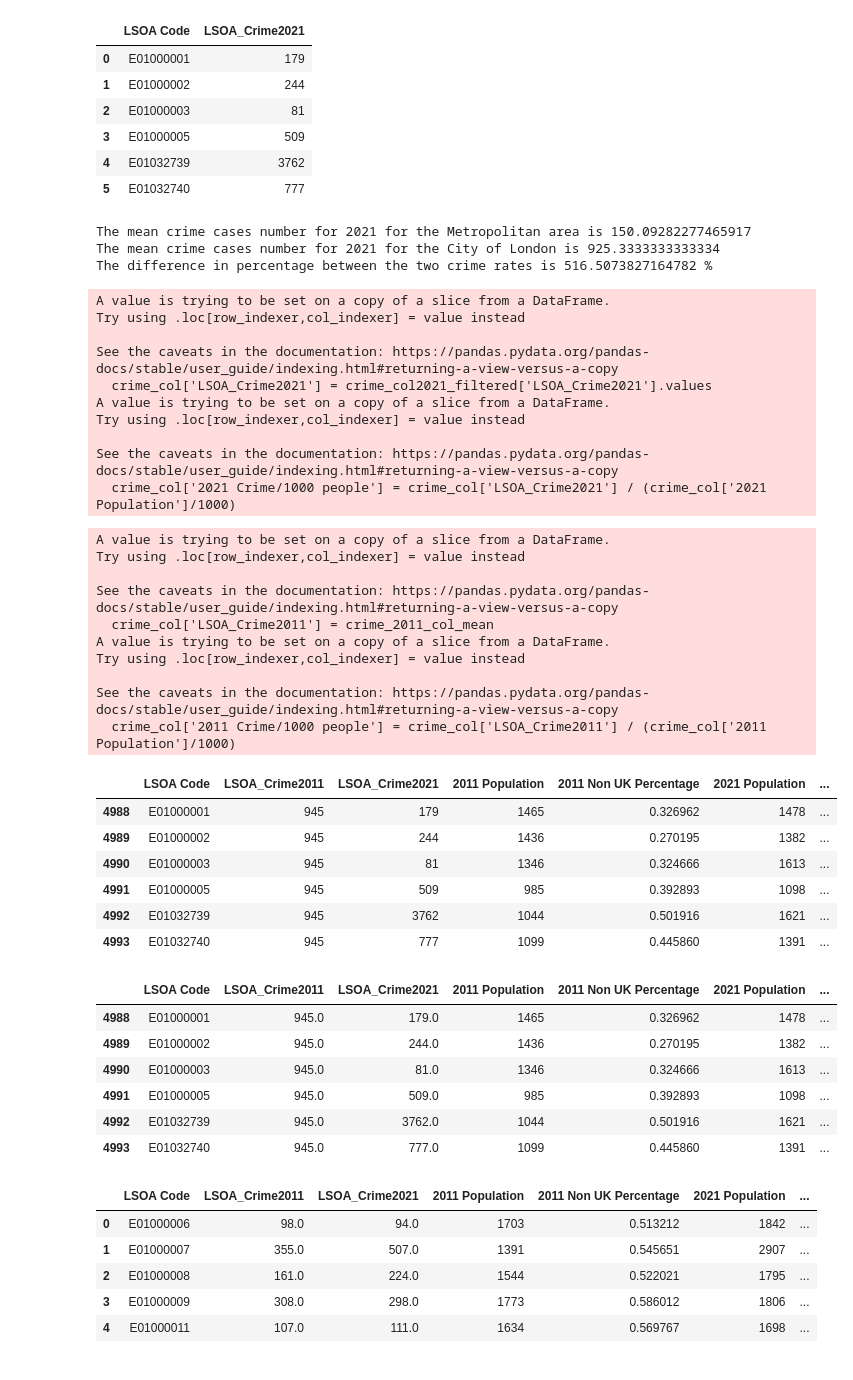
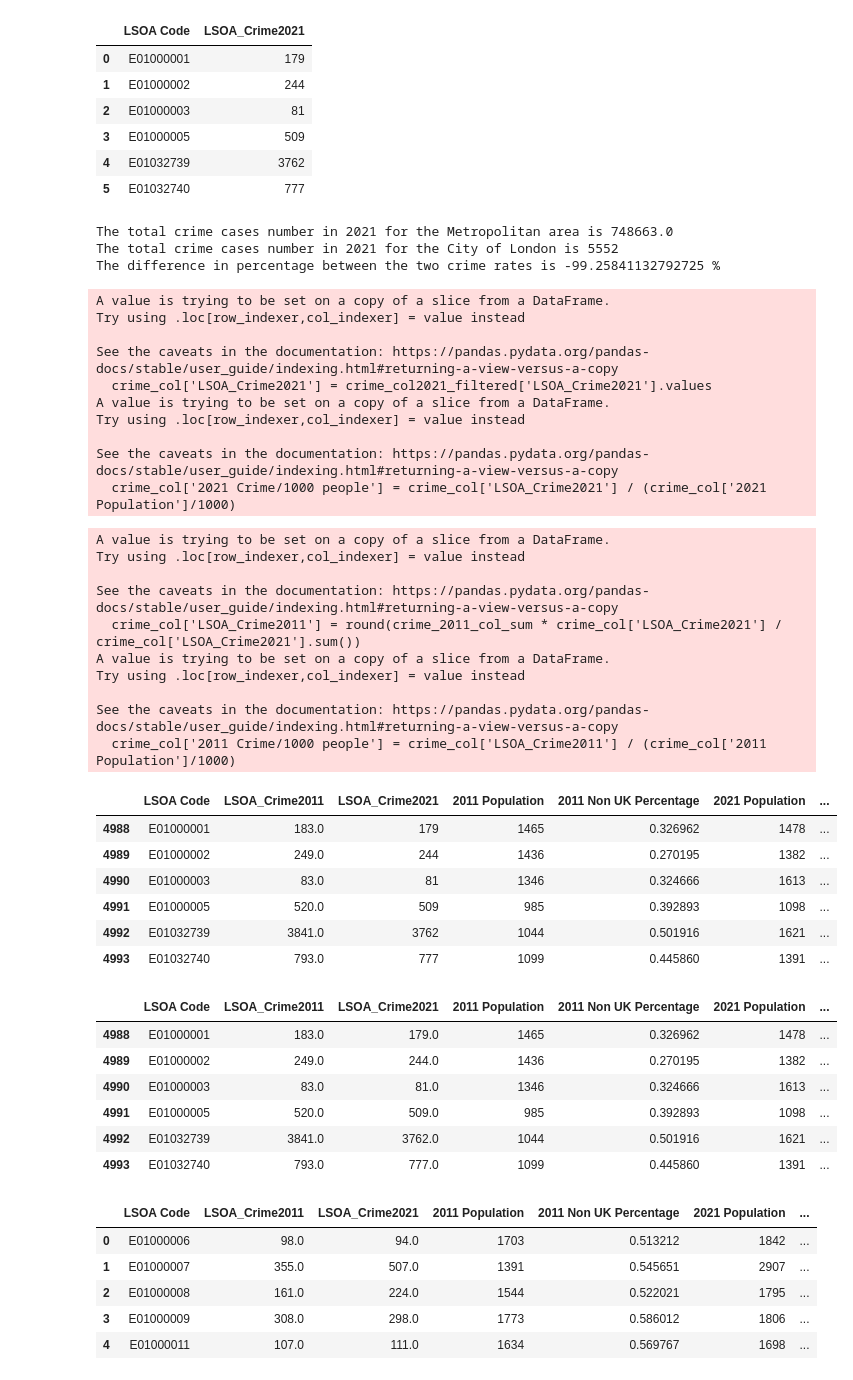
Before and after one commit to Saadsiddiqui100/Data-Analytics-Project, a Jupyter notebook: NCG613a_Project1.ipynb, the cells around one changed output. Cells and saved outputs as stored; diff of their text form; code cells hidden in the pictures.

```diff
--- a/NCG613a_Project1.ipynb
+++ b/NCG613a_Project1.ipynb
@@ -195,18 +195,18 @@ crime_col = crime_final[crime_final['LSOA Code'].isin(na_lsoa) == True]
 crime_col['LSOA_Crime2021'] = crime_col2021_filtered['LSOA_Crime2021'].values
 crime_col['2021 Crime/1000 people'] = crime_col['LSOA_Crime2021'] / (crime_col['2021 Population']/1000)
 
-crime_2021_met_mean = crime_met['LSOA_Crime2021'].sum() / crime_met['LSOA Code'].count()
-crime_2021_col_mean = crime_col['LSOA_Crime2021'].sum() / crime_col['LSOA Code'].count()
+crime_2021_met_sum = crime_met['LSOA_Crime2021'].sum()
+crime_2021_col_sum = crime_col['LSOA_Crime2021'].sum()
 
-crime_diff = (crime_2021_col_mean - crime_2021_met_mean) / crime_2021_met_mean
+crime_diff = (crime_2021_col_sum - crime_2021_met_sum) / crime_2021_met_sum
 
-print('The mean crime cases number for 2021 for the Metropolitan area is', crime_2021_met_mean)
-print('The mean crime cases number for 2021 for the City of London is', crime_2021_col_mean)
+print('The total crime cases number in 2021 for the Metropolitan area is', crime_2021_met_sum)
+print('The total crime cases number in 2021 for the City of London is', crime_2021_col_sum)
 print('The difference in percentage between the two crime rates is', crime_diff*100, '%')
 # %% [output]
-The mean crime cases number for 2021 for the Metropolitan area is 150.09282277465917
-The mean crime cases number for 2021 for the City of London is 925.3333333333334
-The difference in percentage between the two crime rates is 516.5073827164782 %
+The total crime cases number in 2021 for the Metropolitan area is 748663.0
+The total crime cases number in 2021 for the City of London is 5552
+The difference in percentage between the two crime rates is -99.25841132792725 %
 A value is trying to be set on a copy of a slice from a DataFrame.
 Try using .loc[row_indexer,col_indexer] = value instead
 
@@ -218,32 +218,33 @@ Try using .loc[row_indexer,col_indexer] = value instead
 See the caveats in the documentation: https://pandas.pydata.org/pandas-docs/stable/user_guide/indexing.html#returning-a-view-versus-a-copy
   crime_col['2021 Crime/1000 people'] = crime_col['LSOA_Crime2021'] / (crime_col['2021 Population']/1000)
 # %%
-# Now we calculate the crime rate of City of London in 2011 with that of the Metropolitan area and the same growth rate
+# Now we calculate the crime rate of City of London in 2011: first calculate the sum by the same ratio to the Metropolitan area in 2021, and then calculate the crime case number of each LSOA by the weight matrix of 2021 crime case number
 
 
-crime_2011_met_mean = crime_met['LSOA_Crime2011'].sum() / crime_met['LSOA Code'].count()
-crime_2011_col_mean = round(crime_2011_met_mean * (1 + crime_diff))
-crime_col['LSOA_Crime2011'] = crime_2011_col_mean
+crime_2011_met_sum = crime_met['LSOA_Crime2011'].sum()
+crime_2011_col_sum = round(crime_2011_met_sum * (1 + crime_diff))
+
+crime_col['LSOA_Crime2011'] = round(crime_2011_col_sum * crime_col['LSOA_Crime2021'] / crime_col['LSOA_Crime2021'].sum())
 crime_col['2011 Crime/1000 people'] = crime_col['LSOA_Crime2011'] / (crime_col['2011 Population']/1000)
 crime_col
 # %% [output]
 A value is trying to be set on a copy of a slice from a DataFrame.
 Try using .loc[row_indexer,col_indexer] = value instead
 
 See the caveats in the documentation: https://pandas.pydata.org/pandas-docs/stable/user_guide/indexing.html#returning-a-view-versus-a-copy
-  crime_col['LSOA_Crime2011'] = crime_2011_col_mean
+  crime_col['LSOA_Crime2011'] = round(crime_2011_col_sum * crime_col['LSOA_Crime2021'] / crime_col['LSOA_Crime2021'].sum())
 A value is trying to be set on a copy of a slice from a DataFrame.
 Try using .loc[row_indexer,col_indexer] = value instead
 
 See the caveats in the documentation: https://pandas.pydata.org/pandas-docs/stable/user_guide/indexing.html#returning-a-view-versus-a-copy
   crime_col['2011 Crime/1000 people'] = crime_col['LSOA_Crime2011'] / (crime_col['2011 Population']/1000)
 |  | LSOA Code | LSOA_Crime2011 | LSOA_Crime2021 | 2011 Population | 2011 Non UK Percentage | 2021 Population | ... |
-| 4988 | E01000001 | 945 | 179 | 1465 | 0.326962 | 1478 | ... |
-| 4989 | E01000002 | 945 | 244 | 1436 | 0.270195 | 1382 | ... |
-| 4990 | E01000003 | 945 | 81 | 1346 | 0.324666 | 1613 | ... |
-| 4991 | E01000005 | 945 | 509 | 985 | 0.392893 | 1098 | ... |
-| 4992 | E01032739 | 945 | 3762 | 1044 | 0.501916 | 1621 | ... |
-| 4993 | E01032740 | 945 | 777 | 1099 | 0.445860 | 1391 | ... |
+| 4988 | E01000001 | 183.0 | 179 | 1465 | 0.326962 | 1478 | ... |
+| 4989 | E01000002 | 249.0 | 244 | 1436 | 0.270195 | 1382 | ... |
+| 4990 | E01000003 | 83.0 | 81 | 1346 | 0.324666 | 1613 | ... |
+| 4991 | E01000005 | 520.0 | 509 | 985 | 0.392893 | 1098 | ... |
+| 4992 | E01032739 | 3841.0 | 3762 | 1044 | 0.501916 | 1621 | ... |
+| 4993 | E01032740 | 793.0 | 777 | 1099 | 0.445860 | 1391 | ... |
 # %%
 # Now we merge the new data of City of London into the final crime data
 
@@ -251,12 +252,12 @@ crime_final.update(crime_col)
 crime_final[crime_final['LSOA Code'].isin(na_lsoa) == True]
 # %% [output]
 |  | LSOA Code | LSOA_Crime2011 | LSOA_Crime2021 | 2011 Population | 2011 Non UK Percentage | 2021 Population | ... |
-| 4988 | E01000001 | 945.0 | 179.0 | 1465 | 0.326962 | 1478 | ... |
-| 4989 | E01000002 | 945.0 | 244.0 | 1436 | 0.270195 | 1382 | ... |
-| 4990 | E01000003 | 945.0 | 81.0 | 1346 | 0.324666 | 1613 | ... |
-| 4991 | E01000005 | 945.0 | 509.0 | 985 | 0.392893 | 1098 | ... |
-| 4992 | E01032739 | 945.0 | 3762.0 | 1044 | 0.501916 | 1621 | ... |
-| 4993 | E01032740 | 945.0 | 777.0 | 1099 | 0.445860 | 1391 | ... |
+| 4988 | E01000001 | 183.0 | 179.0 | 1465 | 0.326962 | 1478 | ... |
+| 4989 | E01000002 | 249.0 | 244.0 | 1436 | 0.270195 | 1382 | ... |
+| 4990 | E01000003 | 83.0 | 81.0 | 1346 | 0.324666 | 1613 | ... |
+| 4991 | E01000005 | 520.0 | 509.0 | 985 | 0.392893 | 1098 | ... |
+| 4992 | E01032739 | 3841.0 | 3762.0 | 1044 | 0.501916 | 1621 | ... |
+| 4993 | E01032740 | 793.0 | 777.0 | 1099 | 0.445860 | 1391 | ... |
 # %%
 # Final crime data
 
```
Also changed, not shown: parts of 2 cells of this notebook.
